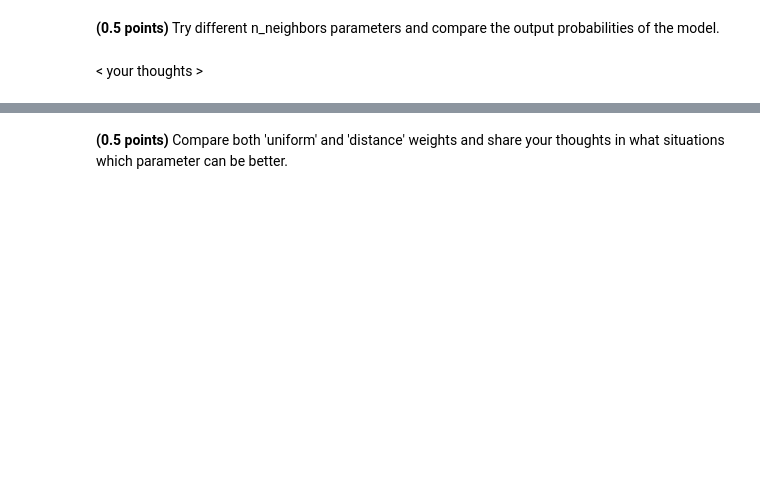
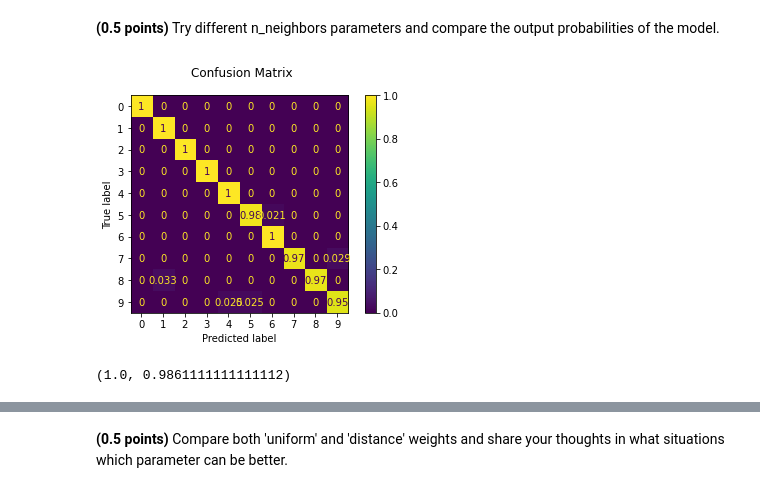
Before and after one commit to kastrubait/ml-intro-2022Q1, a Jupyter notebook: task-5_hw_classification.ipynb, the cells around one changed output, grey strips where cells are left out. Saved outputs shown, nothing was run; the diff lists cells and outputs as text; code cells hidden in the pictures; blank space fills up the shorter version.

Commit message:
feat: Implementing KNN Classifier

```diff
--- a/task-5_hw_classification.ipynb
+++ b/task-5_hw_classification.ipynb
@@ -486,2 +498,12 @@ assert test_acc > 0.98
-# %% [markdown]
-< your thoughts >
+# %%
+## your code
+
+model_2 = KNeighborsClassifier(n_neighbors=8, weights='distance')
+model_2.fit(X_train, list(map(str, y_train)))
+train_acc_2, test_acc_2 = fit_evaluate(model_2, X_train, y_train, X_test, y_test)
+train_acc_2, test_acc_2
+
+#X_train.shape, y_train.shape, X_test.shape,  y_test.shape
+# %% [output]
+[figure, added]
+(1.0, 0.9861111111111112)
```
Also changed, not shown: parts of 21 cells of this notebook.
